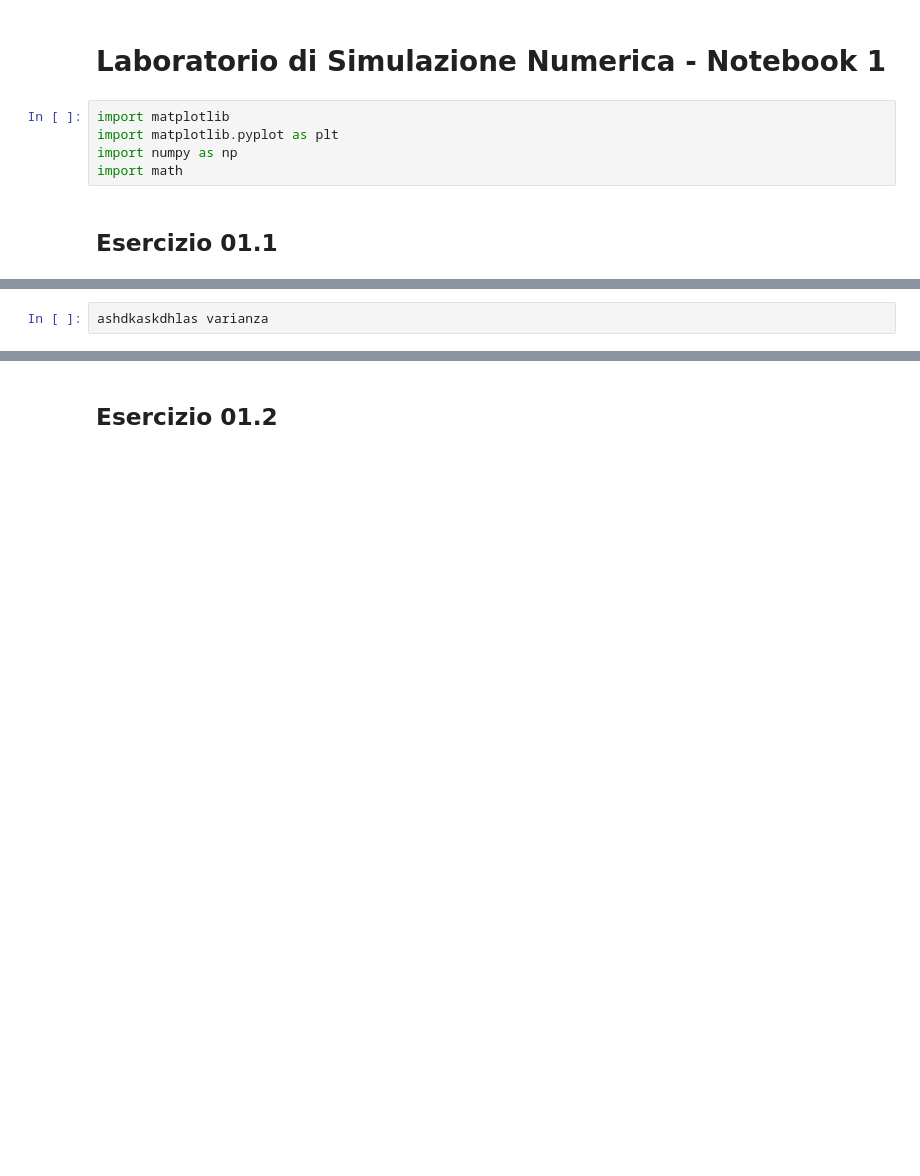
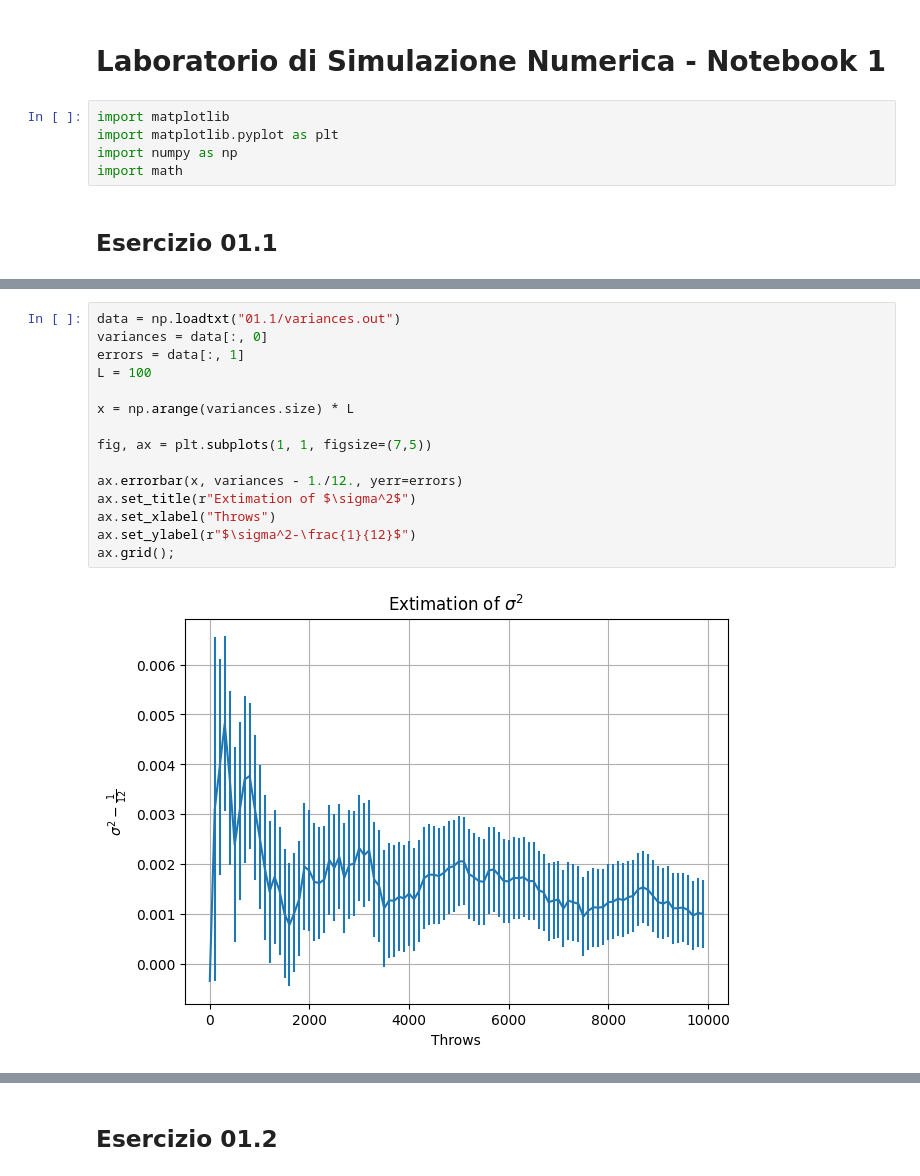
Before and after one commit to Nessun0o0/LSN, a Jupyter notebook: 01-Exercises/LSN01.ipynb, the cells around one changed output, grey strips where cells are left out. Saved outputs shown, nothing was run; the diff lists cells and outputs as text; blank space fills up the shorter version.

```diff
--- a/01-Exercises/LSN01.ipynb
+++ b/01-Exercises/LSN01.ipynb
@@ -25,5 +27,20 @@ ax.grid()
 # %%
-ashdkaskdhlas varianza
+data = np.loadtxt("01.1/variances.out")
+variances = data[:, 0]
+errors = data[:, 1]
+L = 100
+
+x = np.arange(variances.size) * L
+
+fig, ax = plt.subplots(1, 1, figsize=(7,5))
+
+ax.errorbar(x, variances - 1./12., yerr=errors)
+ax.set_title(r"Extimation of $\sigma^2$")
+ax.set_xlabel("Throws")
+ax.set_ylabel(r"$\sigma^2-\frac{1}{12}$")
+ax.grid();
+# %% [output]
+[figure, added]
 # %%
 chi2 = np.loadtxt("01.1/chi2.out")
 
```
Also changed, not shown: parts of 6 cells of this notebook, 7 other files.
